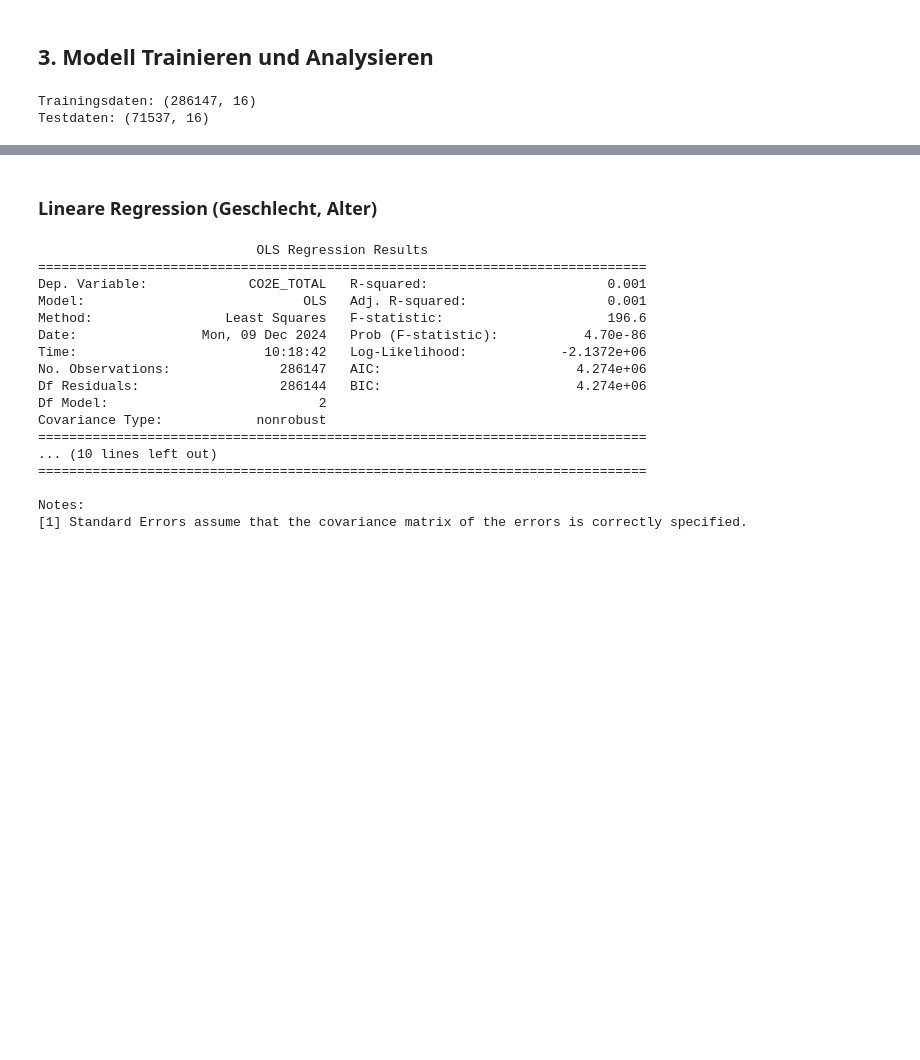
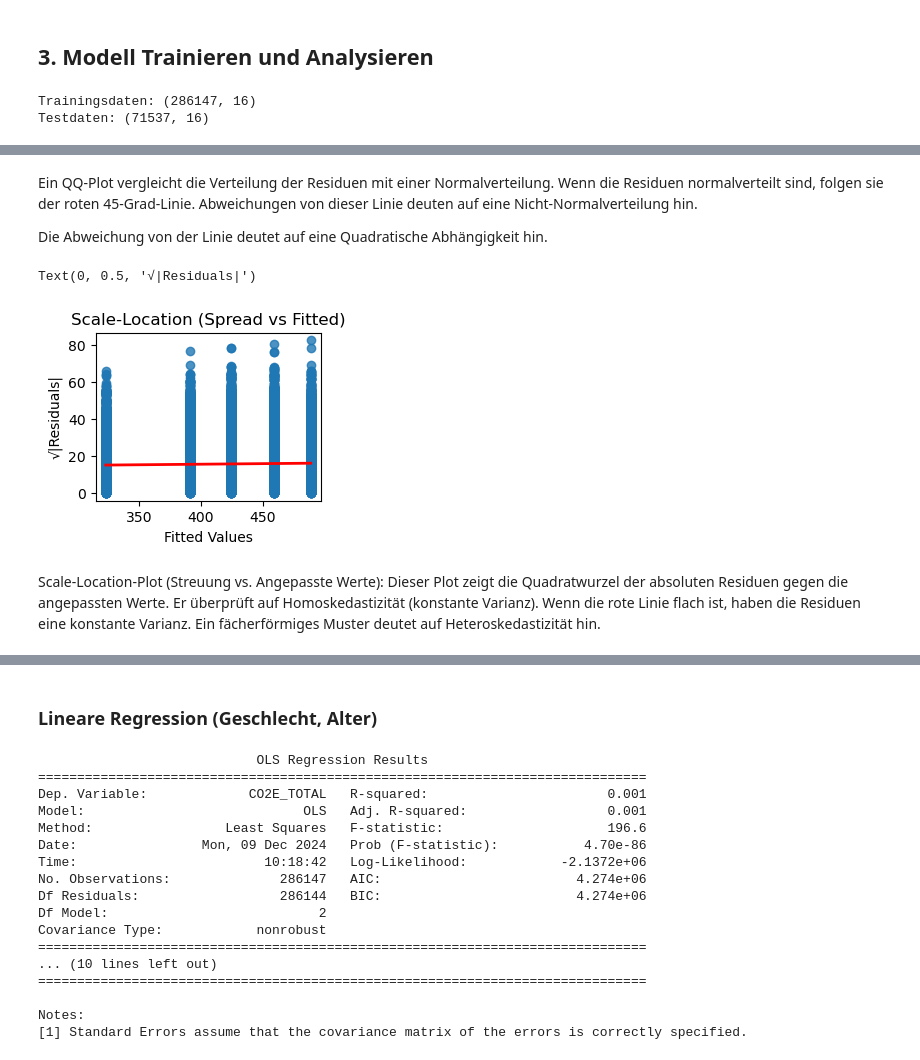
Before and after one commit to LeonidWouters/ANM, a Jupyter notebook: Multiple lineare Regression (nach Güteklasse).ipynb, the cells around one changed output, grey strips where cells are left out. Cells and saved outputs as stored; diff of their text form; code cells hidden in the pictures; blank space fills up the shorter version.

```diff
--- a/Multiple lineare Regression (nach Güteklasse).ipynb
+++ b/Multiple lineare Regression (nach Güteklasse).ipynb
@@ -214,0 +270,16 @@ Testdaten: (71537, 16)
+# %% [markdown]
+Ein QQ-Plot vergleicht die Verteilung der Residuen mit einer Normalverteilung. Wenn die Residuen normalverteilt sind, folgen sie der roten 45-Grad-Linie. Abweichungen von dieser Linie deuten auf eine Nicht-Normalverteilung hin.
+
+Die Abweichung von der Linie deutet auf eine Quadratische Abhängigkeit hin.
+# %%
+# Plot 3: Scale-Location (Residuals vs Fitted with sqrt of abs residuals)
+plt.subplot(2, 2, 3)
+sns.regplot(x=fitted_values0, y=np.sqrt(np.abs(residuals0)), scatter=True, line_kws={'color': 'red', 'lw': 2})
+plt.title('Scale-Location (Spread vs Fitted)')
+plt.xlabel('Fitted Values')
+plt.ylabel('√|Residuals|')
+# %% [output]
+Text(0, 0.5, '√|Residuals|')
+[figure, added]
+# %% [markdown]
+Scale-Location-Plot (Streuung vs. Angepasste Werte): Dieser Plot zeigt die Quadratwurzel der absoluten Residuen gegen die angepassten Werte. Er überprüft auf Homoskedastizität (konstante Varianz). Wenn die rote Linie flach ist, haben die Residuen eine konstante Varianz. Ein fächerförmiges Muster deutet auf Heteroskedastizität hin.
```
Also changed, not shown: parts of 25 cells of this notebook.
